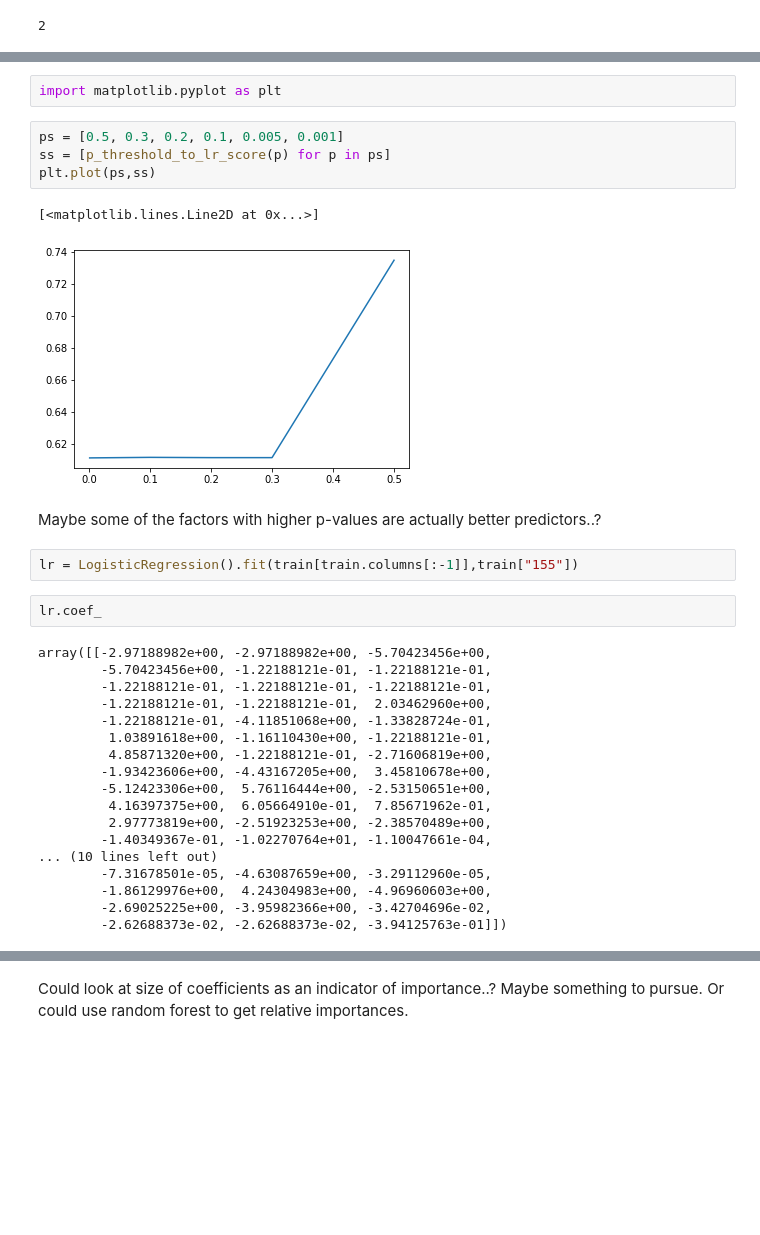
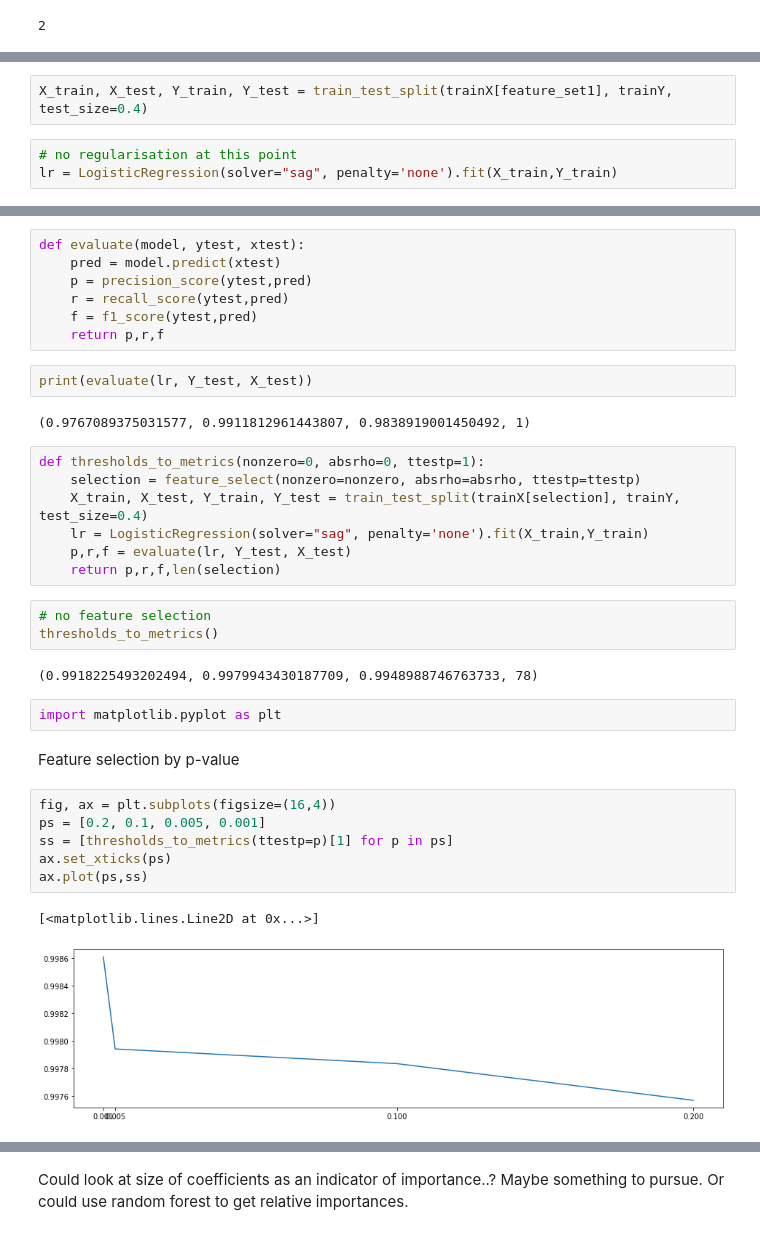
Before and after one commit to AML-Project-Group/impersonation_detection, a Jupyter notebook: feature selection.ipynb, the cells around one changed output, grey strips where cells are left out. Saved outputs shown, nothing was run; the diff lists cells and outputs as text; blank space fills up the shorter version.

```diff
--- a/feature selection.ipynb
+++ b/feature selection.ipynb
@@ -234,0 +221,5 @@ p_threshold_to_lr_score(0.01)
+# %%
+X_train, X_test, Y_train, Y_test = train_test_split(trainX[feature_set1], trainY, test_size=0.4)
+# %%
+# no regularisation at this point
+lr = LogisticRegression(solver="sag", penalty='none').fit(X_train,Y_train)
@@ -235,33 +231,36 @@ p_threshold_to_lr_score(0.01)
+# %%
+def evaluate(model, ytest, xtest):
+    pred = model.predict(xtest)
+    p = precision_score(ytest,pred)
+    r = recall_score(ytest,pred)
+    f = f1_score(ytest,pred)
+    return p,r,f
+# %%
+print(evaluate(lr, Y_test, X_test))
+# %% [output]
+(0.9767089375031577, 0.9911812961443807, 0.9838919001450492, 1)
+# %%
+def thresholds_to_metrics(nonzero=0, absrho=0, ttestp=1):
+    selection = feature_select(nonzero=nonzero, absrho=absrho, ttestp=ttestp)
+    X_train, X_test, Y_train, Y_test = train_test_split(trainX[selection], trainY, test_size=0.4)
+    lr = LogisticRegression(solver="sag", penalty='none').fit(X_train,Y_train)
+    p,r,f = evaluate(lr, Y_test, X_test)
+    return p,r,f,len(selection)
+# %%
+# no feature selection
+thresholds_to_metrics()
+# %% [output]
+(0.9918225493202494, 0.9979943430187709, 0.9948988746763733, 78)
 # %%
 import matplotlib.pyplot as plt
+# %% [markdown]
+Feature selection by p-value
 # %%
-ps = [0.5, 0.3, 0.2, 0.1, 0.005, 0.001]
-ss = [p_threshold_to_lr_score(p) for p in ps]
-plt.plot(ps,ss)
+fig, ax = plt.subplots(figsize=(16,4))
+ps = [0.2, 0.1, 0.005, 0.001]
+ss = [thresholds_to_metrics(ttestp=p)[1] for p in ps]
+ax.set_xticks(ps)
+ax.plot(ps,ss)
 # %% [output]
 [<matplotlib.lines.Line2D at 0x...>]
-[figure, old version]
+[figure, new version]
-# %% [markdown]
-Maybe some of the factors with higher p-values are actually better predictors..?
-# %%
-lr = LogisticRegression().fit(train[train.columns[:-1]],train["155"])
-# %%
-lr.coef_
-# %% [output]
-array([[-2.97188982e+00, -2.97188982e+00, -5.70423456e+00,
-        -5.70423456e+00, -1.22188121e-01, -1.22188121e-01,
-        -1.22188121e-01, -1.22188121e-01, -1.22188121e-01,
-        -1.22188121e-01, -1.22188121e-01,  2.03462960e+00,
-        -1.22188121e-01, -4.11851068e+00, -1.33828724e-01,
-         1.03891618e+00, -1.16110430e+00, -1.22188121e-01,
-         4.85871320e+00, -1.22188121e-01, -2.71606819e+00,
-        -1.93423606e+00, -4.43167205e+00,  3.45810678e+00,
-        -5.12423306e+00,  5.76116444e+00, -2.53150651e+00,
-         4.16397375e+00,  6.05664910e-01,  7.85671962e-01,
-         2.97773819e+00, -2.51923253e+00, -2.38570489e+00,
-        -1.40349367e-01, -1.02270764e+01, -1.10047661e-04,
-... (10 lines left out)
-        -7.31678501e-05, -4.63087659e+00, -3.29112960e-05,
-        -1.86129976e+00,  4.24304983e+00, -4.96960603e+00,
-        -2.69025225e+00, -3.95982366e+00, -3.42704696e-02,
-        -2.62688373e-02, -2.62688373e-02, -3.94125763e-01]])
```
Also changed, not shown: parts of 78 cells of this notebook.
